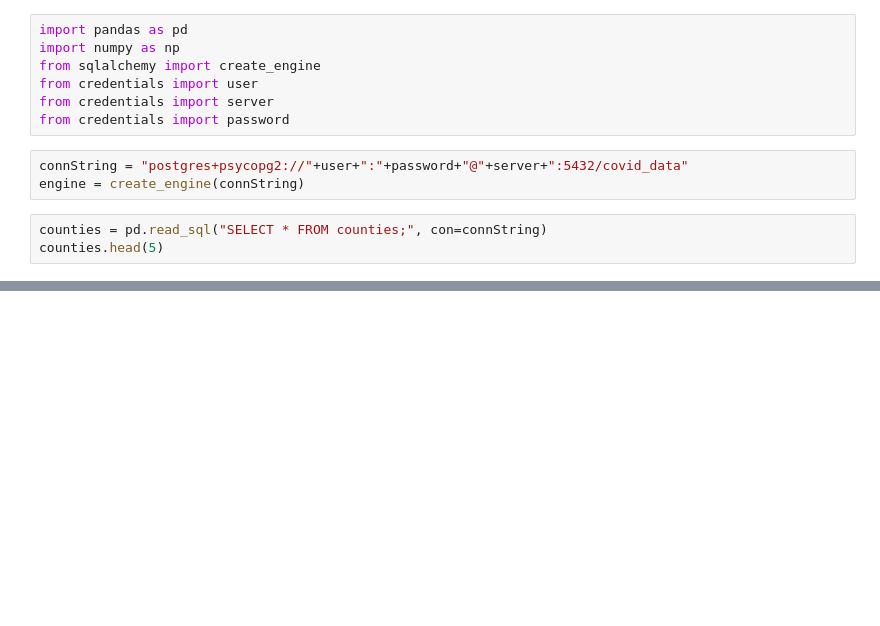
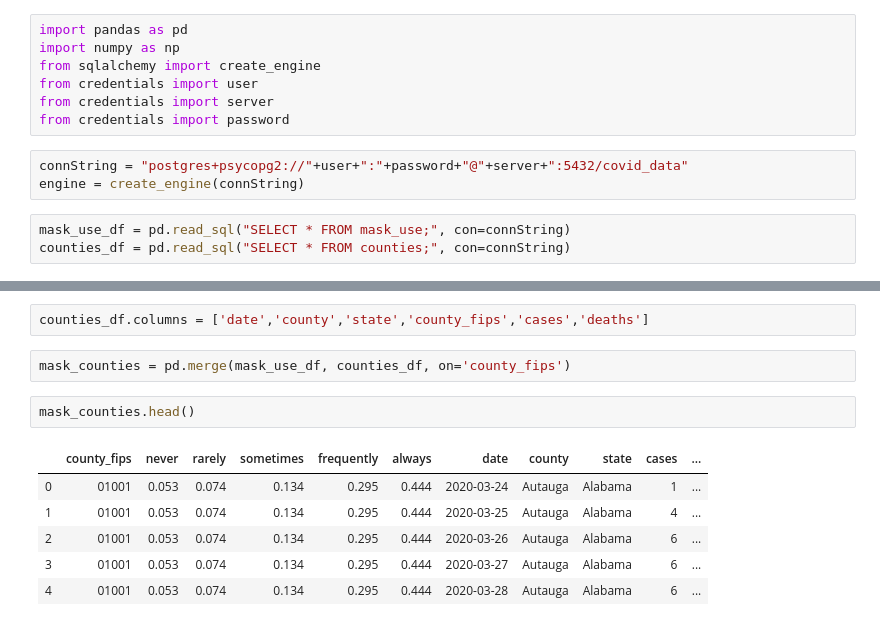
Before and after one commit to nataliaz87/nashville-covid-quaranteam, a Jupyter notebook: notebooks/SQL import.ipynb, the cells around one changed output, grey strips where cells are left out. Saved outputs shown, nothing was run; the diff lists cells and outputs as text; blank space fills up the shorter version.

```diff
--- a/notebooks/SQL import.ipynb
+++ b/notebooks/SQL import.ipynb
@@ -9,5 +9,5 @@ from credentials import password
 connString = "postgres+psycopg2://"+user+":"+password+"@"+server+":5432/covid_data"
 engine = create_engine(connString)
 # %%
-counties = pd.read_sql("SELECT * FROM counties;", con=connString)
-counties.head(5)
+mask_use_df = pd.read_sql("SELECT * FROM mask_use;", con=connString)
+counties_df = pd.read_sql("SELECT * FROM counties;", con=connString)
@@ -20,0 +44,13 @@ counties.head(5)
+# %%
+counties_df.columns = ['date','county','state','county_fips','cases','deaths']
+# %%
+mask_counties = pd.merge(mask_use_df, counties_df, on='county_fips')
+# %%
+mask_counties.head()
+# %% [output]
+|  | county_fips | never | rarely | sometimes | frequently | always | date | county | state | cases | ... |
+| 0 | 01001 | 0.053 | 0.074 | 0.134 | 0.295 | 0.444 | 2020-03-24 | Autauga | Alabama | 1 | ... |
+| 1 | 01001 | 0.053 | 0.074 | 0.134 | 0.295 | 0.444 | 2020-03-25 | Autauga | Alabama | 4 | ... |
+| 2 | 01001 | 0.053 | 0.074 | 0.134 | 0.295 | 0.444 | 2020-03-26 | Autauga | Alabama | 6 | ... |
+| 3 | 01001 | 0.053 | 0.074 | 0.134 | 0.295 | 0.444 | 2020-03-27 | Autauga | Alabama | 6 | ... |
+| 4 | 01001 | 0.053 | 0.074 | 0.134 | 0.295 | 0.444 | 2020-03-28 | Autauga | Alabama | 6 | ... |
```
Also changed, not shown: parts of 17 cells of this notebook, 1 other file.
